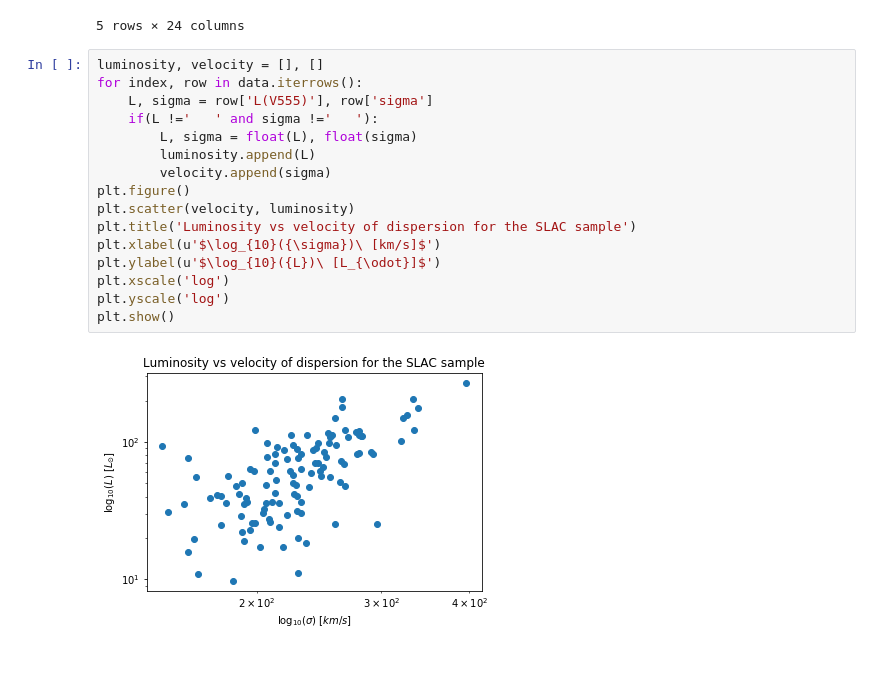
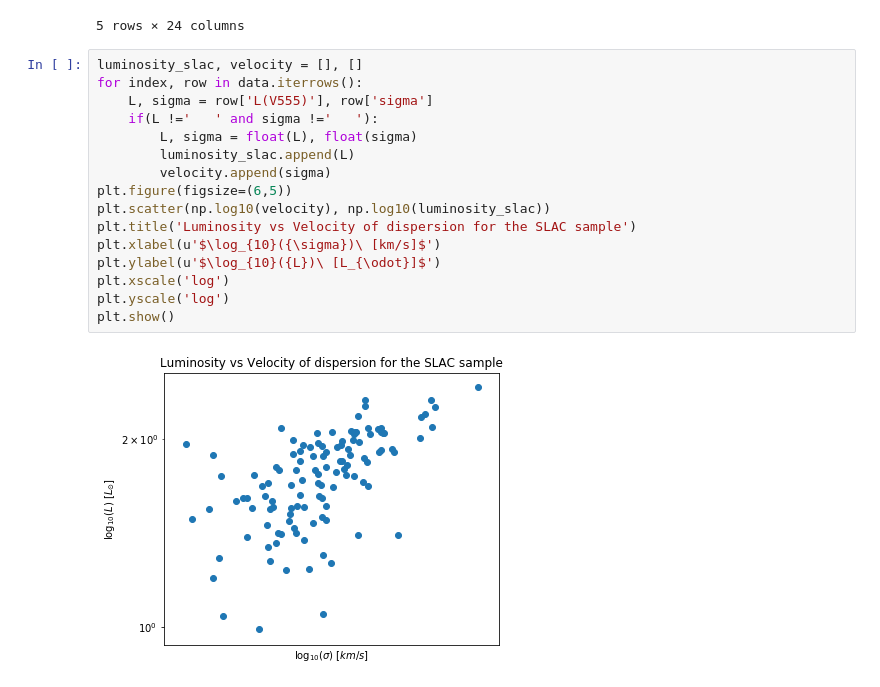
Before and after one commit to JimenaGonzalez/Simulations-Double-Source-Gravitational-Lensing, a Jupyter notebook: Faber-Jackson Relation.ipynb, the cells around one changed output. Drawn from its saved outputs; the diff is of its cells as text.

Commit message:
Slac and paper fit

```diff
--- a/Faber-Jackson Relation.ipynb
+++ b/Faber-Jackson Relation.ipynb
@@ -42,20 +42,20 @@ data.head()
 | 4 | 004402.90+011312.6 | 393 | 51794 | 456 | 0.1196 | 0.1965 | 15.73 | s | 0.04 | J0044+0113 | ... | ... |
 5 rows × 24 columns
 # %%
-luminosity, velocity = [], []
+luminosity_slac, velocity = [], []
 for index, row in data.iterrows():
     L, sigma = row['L(V555)'], row['sigma']
     if(L !='   ' and sigma !='   '):
         L, sigma = float(L), float(sigma)
-        luminosity.append(L)
+        luminosity_slac.append(L)
         velocity.append(sigma)
-plt.figure()
-plt.scatter(velocity, luminosity)
-plt.title('Luminosity vs velocity of dispersion for the SLAC sample')
+plt.figure(figsize=(6,5))
+plt.scatter(np.log10(velocity), np.log10(luminosity_slac))
+plt.title('Luminosity vs Velocity of dispersion for the SLAC sample')
 plt.xlabel(u'$\log_{10}({\sigma})\ [km/s]$')
 plt.ylabel(u'$\log_{10}({L})\ [L_{\odot}]$')
 plt.xscale('log')
 plt.yscale('log')
 plt.show()
 # %% [output]
-[figure, old version]
+[figure, new version]
```
Also changed, not shown: parts of 2 cells of this notebook.
